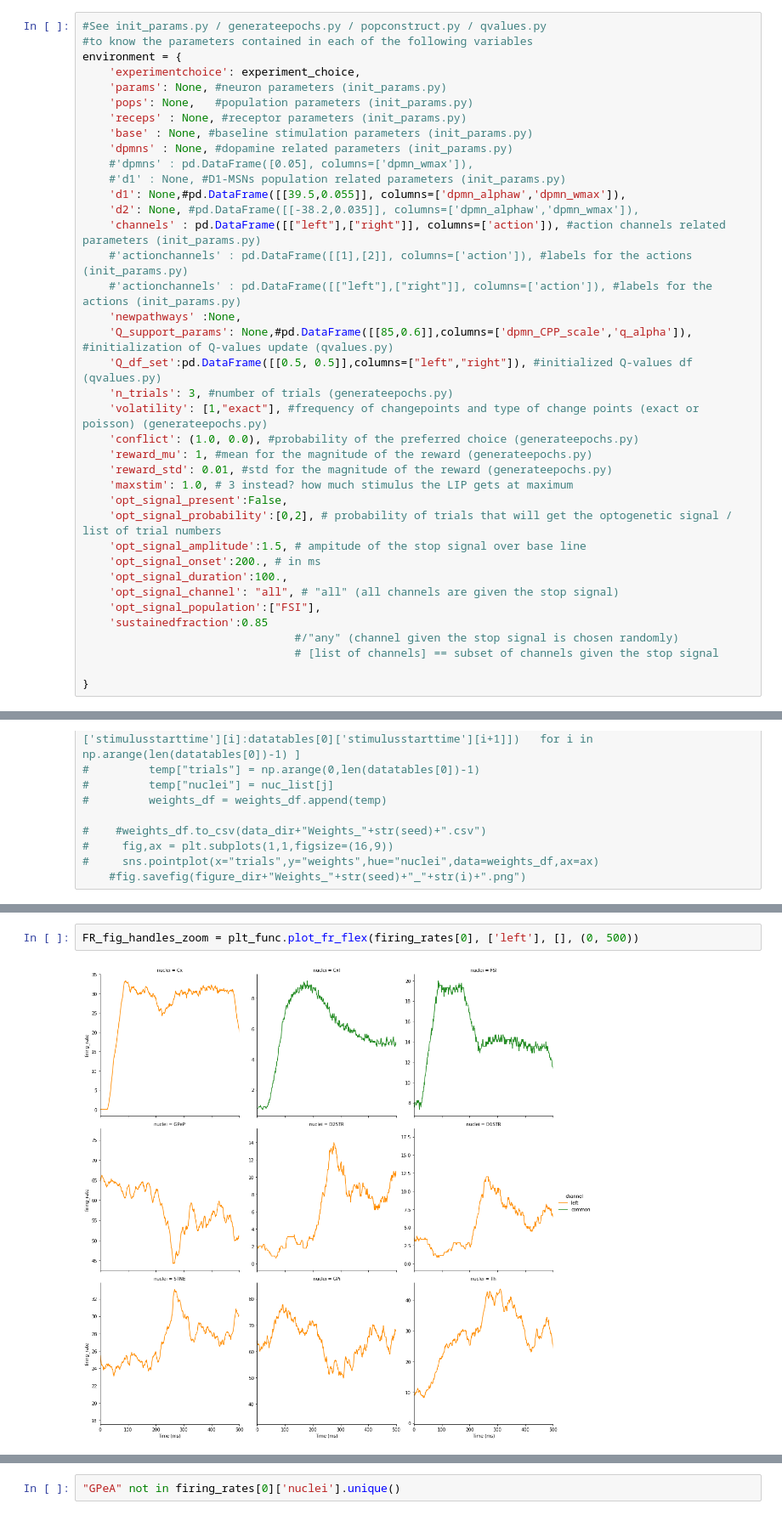
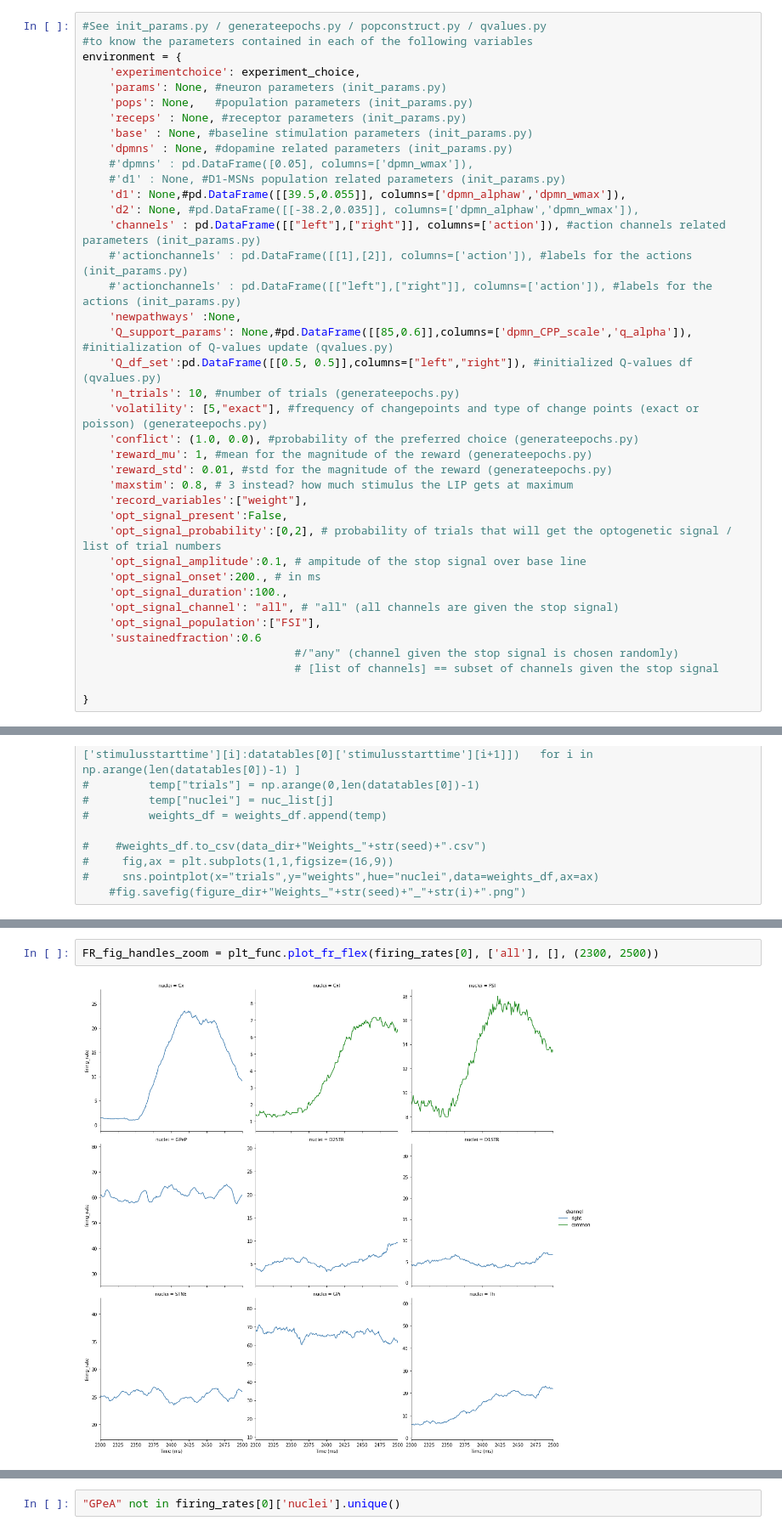
Before and after one commit to CoAxLab/CBGTPy, a Jupyter notebook: network_simulation-plasticity.ipynb, the cells around one changed output, grey strips where cells are left out. Shown at 85% size. Drawn from its saved outputs; the diff is of its cells as text.

```diff
--- a/network_simulation-plasticity.ipynb
+++ b/network_simulation-plasticity.ipynb
@@ -106,20 +110,21 @@ environment = {
     'newpathways' :None,
     'Q_support_params': None,#pd.DataFrame([[85,0.6]],columns=['dpmn_CPP_scale','q_alpha']), #initialization of Q-values update (qvalues.py)
     'Q_df_set':pd.DataFrame([[0.5, 0.5]],columns=["left","right"]), #initialized Q-values df (qvalues.py)
-    'n_trials': 3, #number of trials (generateepochs.py)
-    'volatility': [1,"exact"], #frequency of changepoints and type of change points (exact or poisson) (generateepochs.py)
+    'n_trials': 10, #number of trials (generateepochs.py)
+    'volatility': [5,"exact"], #frequency of changepoints and type of change points (exact or poisson) (generateepochs.py)
     'conflict': (1.0, 0.0), #probability of the preferred choice (generateepochs.py)
     'reward_mu': 1, #mean for the magnitude of the reward (generateepochs.py)
     'reward_std': 0.01, #std for the magnitude of the reward (generateepochs.py)
-    'maxstim': 1.0, # 3 instead? how much stimulus the LIP gets at maximum
+    'maxstim': 0.8, # 3 instead? how much stimulus the LIP gets at maximum
+    'record_variables':["weight"],
     'opt_signal_present':False,
     'opt_signal_probability':[0,2], # probability of trials that will get the optogenetic signal / list of trial numbers
-    'opt_signal_amplitude':1.5, # ampitude of the stop signal over base line
+    'opt_signal_amplitude':0.1, # ampitude of the stop signal over base line
     'opt_signal_onset':200., # in ms
     'opt_signal_duration':100.,
     'opt_signal_channel': "all", # "all" (all channels are given the stop signal)
     'opt_signal_population':["FSI"],
-    'sustainedfraction':0.85
+    'sustainedfraction':0.6
                                 #/"any" (channel given the stop signal is chosen randomly)
                                 # [list of channels] == subset of channels given the stop signal
 
@@ -346,4 +436,4 @@ FR_fig_handles = plt_func.plot_fr(firing_rates)
 # %%
-FR_fig_handles_zoom = plt_func.plot_fr_flex(firing_rates[0], ['left'], [], (0, 500))
+FR_fig_handles_zoom = plt_func.plot_fr_flex(firing_rates[0], ['all'], [], (2300, 2500))
 # %% [output]
-[figure, old version]
+[figure, new version]
```
Also changed, not shown: parts of 18 cells of this notebook, 4 other files.
